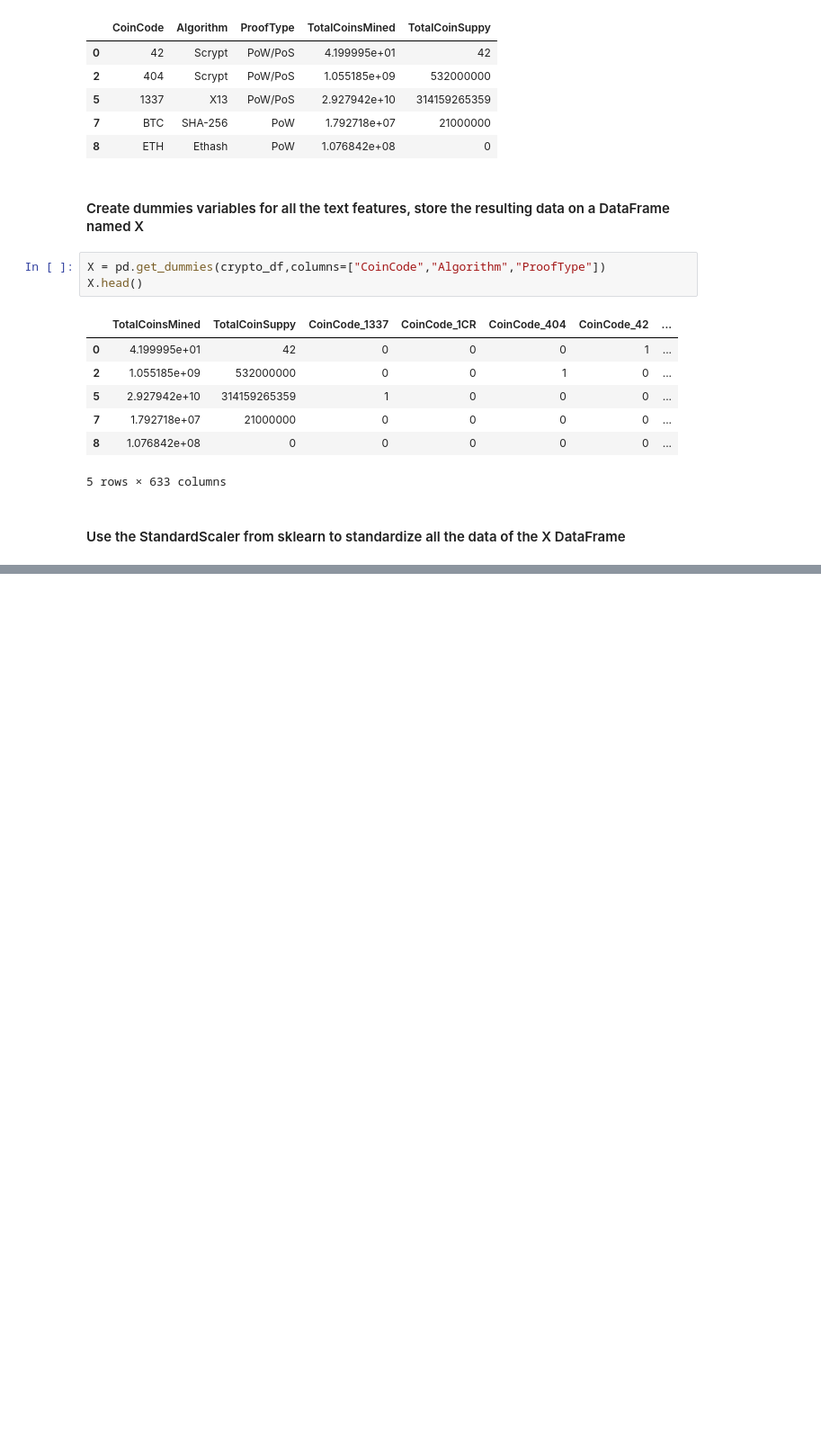
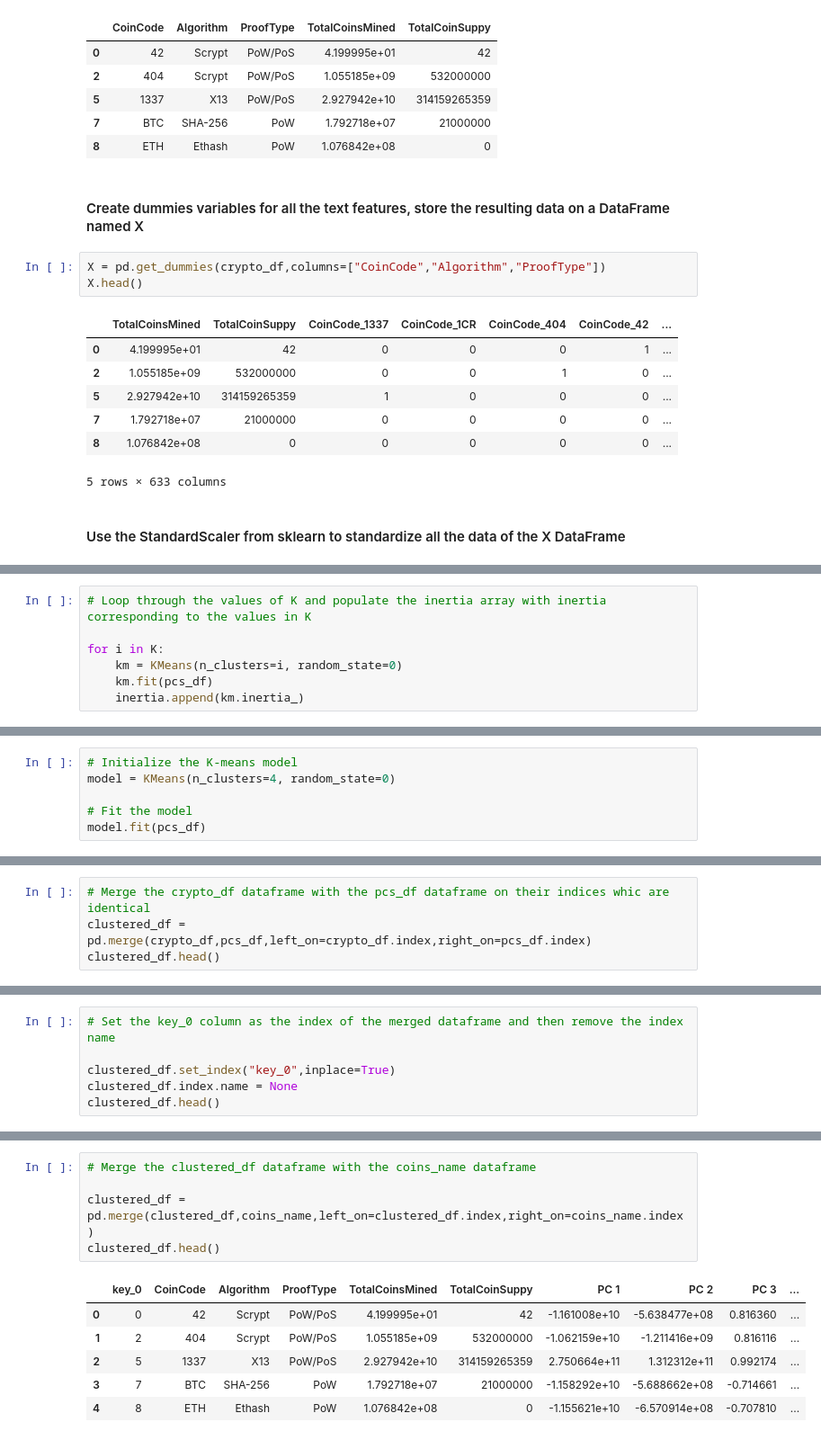
Before and after one commit to selkhayri/Cryptocurrencies, a Jupyter notebook: Crypto-currencies.ipynb, the cells around one changed output, grey strips where cells are left out. Shown at 90% size. Cells and saved outputs as stored; diff of their text form; blank space fills up the shorter version.

Commit message:
Reducing Data Dimensions Using PCA, Clustering Cryptocurrencies Using K-Means

```diff
--- a/Crypto-currencies.ipynb
+++ b/Crypto-currencies.ipynb
@@ -191,0 +256,7 @@ X = StandardScaler().fit_transform(X)
+# %%
+# Loop through the values of K and populate the inertia array with inertia corresponding to the values in K
+
+for i in K:
+    km = KMeans(n_clusters=i, random_state=0)
+    km.fit(pcs_df)
+    inertia.append(km.inertia_)
@@ -191,0 +282,6 @@ X = StandardScaler().fit_transform(X)
+# %%
+# Initialize the K-means model
+model = KMeans(n_clusters=4, random_state=0)
+
+# Fit the model
+model.fit(pcs_df)
@@ -191,0 +292,4 @@ X = StandardScaler().fit_transform(X)
+# %%
+# Merge the crypto_df dataframe with the pcs_df dataframe on their indices whic are identical
+clustered_df = pd.merge(crypto_df,pcs_df,left_on=crypto_df.index,right_on=pcs_df.index)
+clustered_df.head()
@@ -191,0 +303,6 @@ X = StandardScaler().fit_transform(X)
+# %%
+# Set the key_0 column as the index of the merged dataframe and then remove the index name
+
+clustered_df.set_index("key_0",inplace=True)
+clustered_df.index.name = None
+clustered_df.head()
@@ -191,0 +316,12 @@ X = StandardScaler().fit_transform(X)
+# %%
+# Merge the clustered_df dataframe with the coins_name dataframe
+
+clustered_df = pd.merge(clustered_df,coins_name,left_on=clustered_df.index,right_on=coins_name.index)
+clustered_df.head()
+# %% [output]
+|  | key_0 | CoinCode | Algorithm | ProofType | TotalCoinsMined | TotalCoinSuppy | PC 1 | PC 2 | PC 3 | ... |
+| 0 | 0 | 42 | Scrypt | PoW/PoS | 4.199995e+01 | 42 | -1.161008e+10 | -5.638477e+08 | 0.816360 | ... |
+| 1 | 2 | 404 | Scrypt | PoW/PoS | 1.055185e+09 | 532000000 | -1.062159e+10 | -1.211416e+09 | 0.816116 | ... |
+| 2 | 5 | 1337 | X13 | PoW/PoS | 2.927942e+10 | 314159265359 | 2.750664e+11 | 1.312312e+11 | 0.992174 | ... |
+| 3 | 7 | BTC | SHA-256 | PoW | 1.792718e+07 | 21000000 | -1.158292e+10 | -5.688662e+08 | -0.714661 | ... |
+| 4 | 8 | ETH | Ethash | PoW | 1.076842e+08 | 0 | -1.155621e+10 | -6.570914e+08 | -0.707810 | ... |
```
Also changed, not shown: parts of 25 cells of this notebook.
